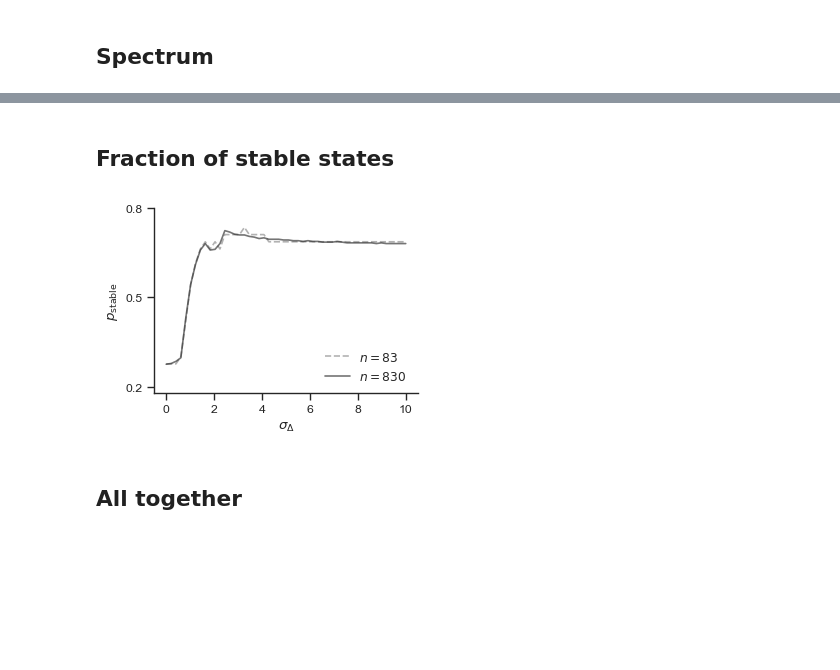
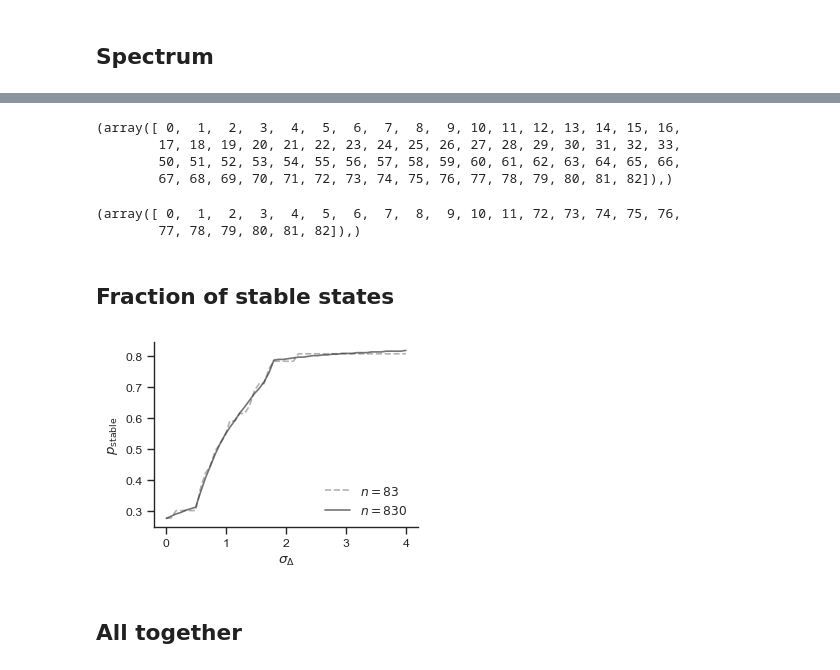
Before and after one commit to maximelucas/basins_and_triangles, a Jupyter notebook: notebooks/figure_1_linear_stability.ipynb, the cells around one changed output, grey strips where cells are left out. Saved outputs shown, nothing was run; the diff lists cells and outputs as text; code cells hidden in the pictures; blank space fills up the shorter version.

```diff
--- a/notebooks/figure_1_linear_stability.ipynb
+++ b/notebooks/figure_1_linear_stability.ipynb
@@ -160,3 +158,15 @@ sb.despine()
+# %%
+np.where(Lambda_2.real[:, 4] < 0 )
+# %% [output]
+(array([ 0,  1,  2,  3,  4,  5,  6,  7,  8,  9, 10, 11, 12, 13, 14, 15, 16,
+        17, 18, 19, 20, 21, 22, 23, 24, 25, 26, 27, 28, 29, 30, 31, 32, 33,
+        50, 51, 52, 53, 54, 55, 56, 57, 58, 59, 60, 61, 62, 63, 64, 65, 66,
+        67, 68, 69, 70, 71, 72, 73, 74, 75, 76, 77, 78, 79, 80, 81, 82]),)
+# %%
+np.where(Lambda_2.real[:, 0] < 0 )
+# %% [output]
+(array([ 0,  1,  2,  3,  4,  5,  6,  7,  8,  9, 10, 11, 72, 73, 74, 75, 76,
+        77, 78, 79, 80, 81, 82]),)
 # %% [markdown]
 ## Fraction of stable states
 # %%
@@ -165,7 +175,7 @@ N1 = 83
 N2 = 830
 r = 2
 k1 = 1
-k2 = np.linspace(0, 10, num=m)
+k2 = np.linspace(0, 4, num=m)
 
 Lambda_2 = np.zeros((N1, m), dtype=np.complex_)
 for q in range(N1):
@@ -183,37 +193,36 @@ fig, ax = plt.subplots(figsize=(3.4, 2.4))
 
 ax.set_xlabel(r"$\sigma_\Delta$")
 ax.set_ylabel(r"$p_\mathrm{stable}$")
 
 
 ax.plot(
     k2,
     stable_fraction1,
     linestyle="--",
     color="grey",
     alpha=0.6,
     label=r"$n=83$",
 )
 ax.plot(
     k2,
     stable_fraction2,
     linestyle="-",
     color="k",
     alpha=0.6,
     label=r"$n=830$",
 )
 
 # ax.set_xticks([0, 2, 4])
-ax.set_yticks([0.2, 0.5, 0.8])
-ax.set_ylim(ymin=0.18)
+#ax.set_yticks([0.2, 0.5, 0.8])
+#ax.set_ylim(ymin=0.18)
 
 
 ax.legend(loc="lower right", frameon=False, ncol=1)
 
 sb.despine()
 
-
-# plt.savefig("stable_fraction.pdf")
+#plt.savefig("stable_fraction.pdf")
 # %% [output]
-[figure, old version]
+[figure, new version]
 # %% [markdown]
 ## All together
```
Also changed, not shown: parts of 6 cells of this notebook, 4 other files.
